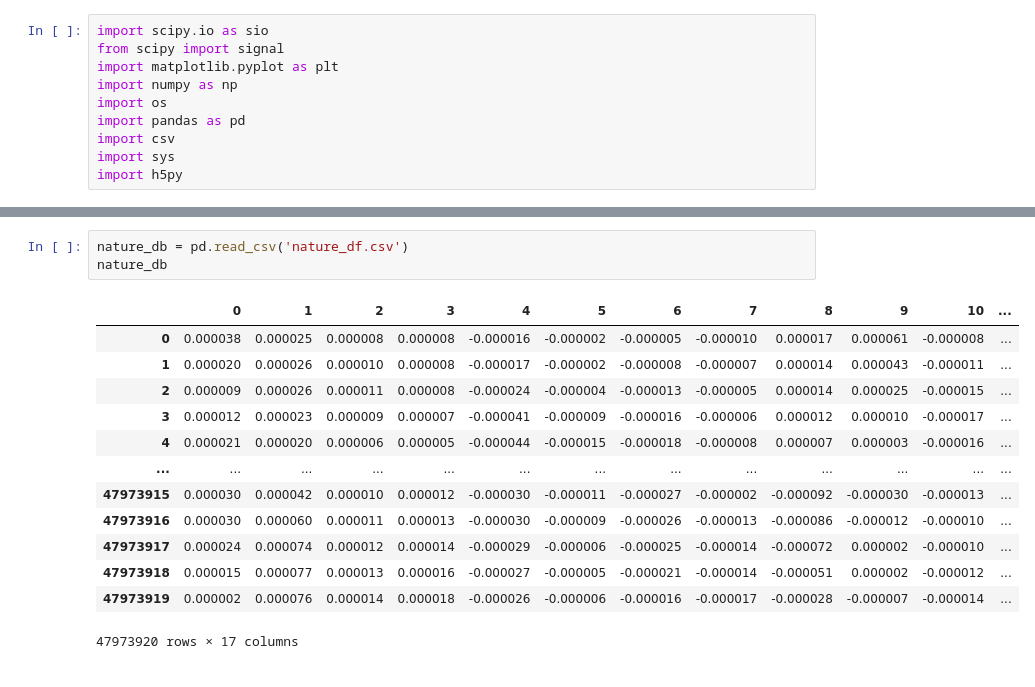
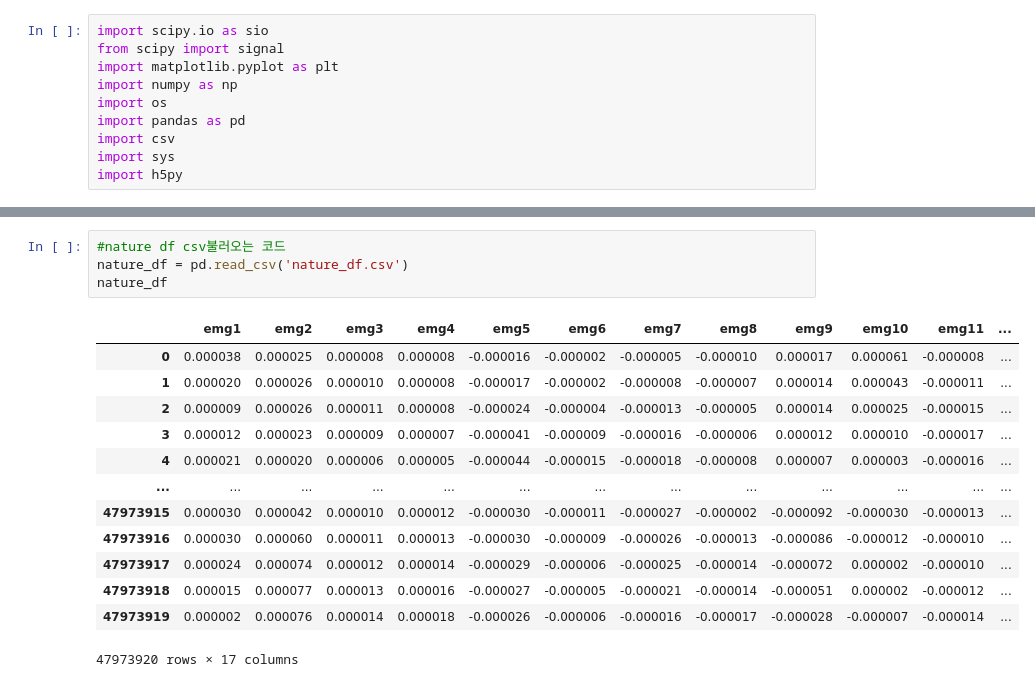
Before and after one commit to pincode840/Project-Gesture-classification-technique-based-on-multiple-EMG-datasets, a Jupyter notebook: Untitled-1.ipynb, the cells around one changed output, grey strips where cells are left out. Cells and saved outputs as stored; diff of their text form.

```diff
--- a/Untitled-1.ipynb
+++ b/Untitled-1.ipynb
@@ -216,8 +177,9 @@ nature_df822149 종료
 # %%
-nature_db = pd.read_csv('nature_df.csv')
-nature_db
+#nature df csv불러오는 코드
+nature_df = pd.read_csv('nature_df.csv')
+nature_df
 # %% [output]
-|  | 0 | 1 | 2 | 3 | 4 | 5 | 6 | 7 | 8 | 9 | 10 | ... |
+|  | emg1 | emg2 | emg3 | emg4 | emg5 | emg6 | emg7 | emg8 | emg9 | emg10 | emg11 | ... |
 | 0 | 0.000038 | 0.000025 | 0.000008 | 0.000008 | -0.000016 | -0.000002 | -0.000005 | -0.000010 | 0.000017 | 0.000061 | -0.000008 | ... |
 | 1 | 0.000020 | 0.000026 | 0.000010 | 0.000008 | -0.000017 | -0.000002 | -0.000008 | -0.000007 | 0.000014 | 0.000043 | -0.000011 | ... |
 | 2 | 0.000009 | 0.000026 | 0.000011 | 0.000008 | -0.000024 | -0.000004 | -0.000013 | -0.000005 | 0.000014 | 0.000025 | -0.000015 | ... |
```
Also changed, not shown: parts of 11 cells of this notebook.
